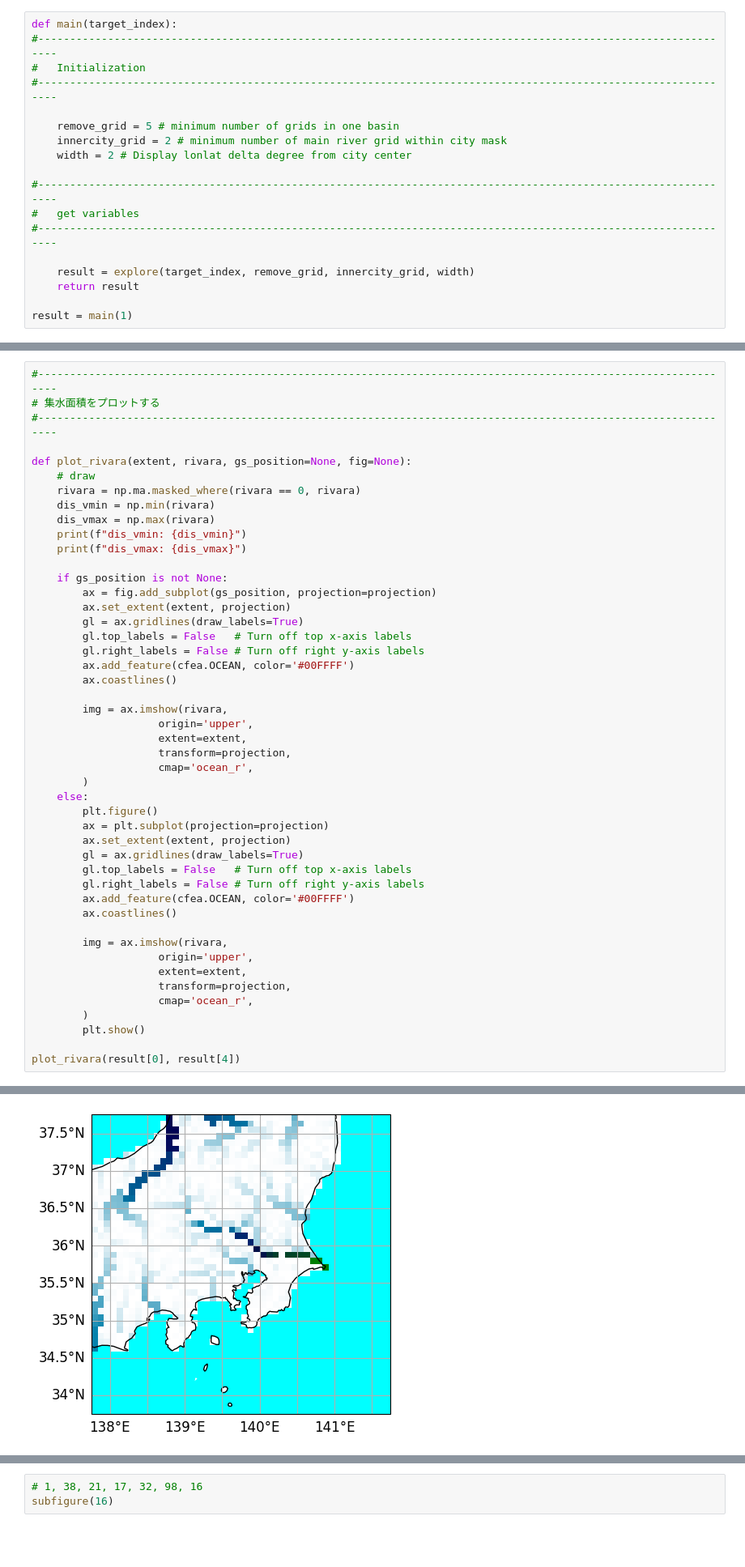
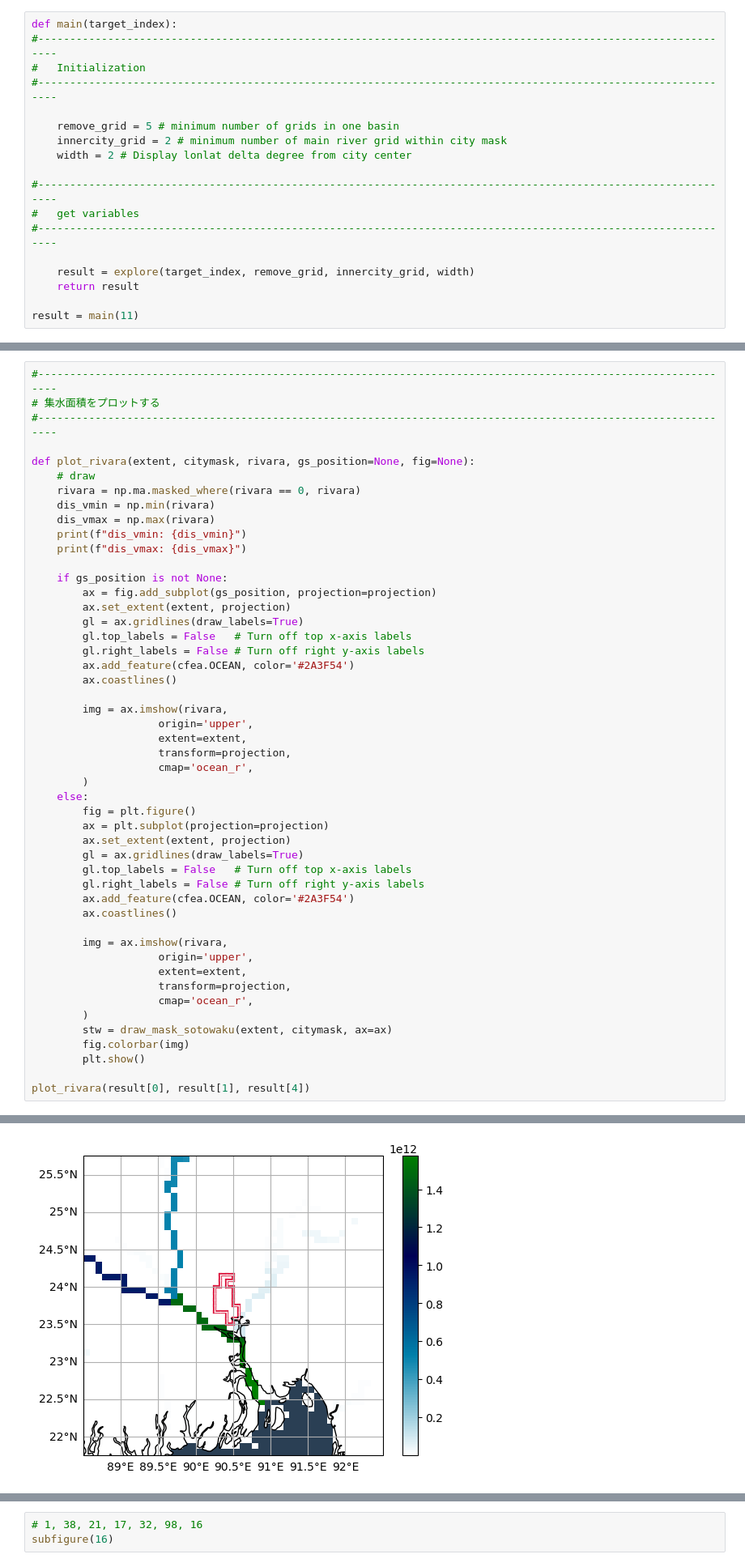
Before and after one commit to HalKiyo/h08_urban, a Jupyter notebook: global_city/pst/josui_gesui.ipynb, the cells around one changed output, grey strips where cells are left out. Shown at 81% size. Drawn from its saved outputs; the diff is of its cells as text; blank space fills up the shorter version.

```diff
--- a/global_city/pst/josui_gesui.ipynb
+++ b/global_city/pst/josui_gesui.ipynb
@@ -664,5 +718,5 @@ def main(target_index):
     result = explore(target_index, remove_grid, innercity_grid, width)
     return result
 
-result = main(1)
+result = main(11)
 # %% [output]
@@ -1156,7 +1196,7 @@ elv_vmax: 1509.800048828125
 # 集水面積をプロットする
 #---------------------------------------------------------------------------------------------------------------
 
-def plot_rivara(extent, rivara, gs_position=None, fig=None):
+def plot_rivara(extent, citymask, rivara, gs_position=None, fig=None):
     # draw
     rivara = np.ma.masked_where(rivara == 0, rivara)
     dis_vmin = np.min(rivara)
@@ -1170,7 +1210,7 @@ def plot_rivara(extent, rivara, gs_position=None, fig=None):
         gl = ax.gridlines(draw_labels=True)
         gl.top_labels = False   # Turn off top x-axis labels
         gl.right_labels = False # Turn off right y-axis labels
-        ax.add_feature(cfea.OCEAN, color='#00FFFF')
+        ax.add_feature(cfea.OCEAN, color='#2A3F54')
         ax.coastlines()
 
         img = ax.imshow(rivara,
@@ -1180,13 +1220,13 @@ def plot_rivara(extent, rivara, gs_position=None, fig=None):
                     cmap='ocean_r',
         )
     else:
-        plt.figure()
+        fig = plt.figure()
         ax = plt.subplot(projection=projection)
         ax.set_extent(extent, projection)
         gl = ax.gridlines(draw_labels=True)
         gl.top_labels = False   # Turn off top x-axis labels
         gl.right_labels = False # Turn off right y-axis labels
-        ax.add_feature(cfea.OCEAN, color='#00FFFF')
+        ax.add_feature(cfea.OCEAN, color='#2A3F54')
         ax.coastlines()
 
         img = ax.imshow(rivara,
@@ -1195,7 +1235,9 @@ def plot_rivara(extent, rivara, gs_position=None, fig=None):
                     transform=projection,
                     cmap='ocean_r',
         )
+        stw = draw_mask_sotowaku(extent, citymask, ax=ax)
+        fig.colorbar(img)
         plt.show()
 
-plot_rivara(result[0], result[4])
+plot_rivara(result[0], result[1], result[4])
 # %% [output]
@@ -1204,4 +1246,4 @@ dis_vmax: 15511154688.0
-[figure, old version]
+[figure, new version]
 # %%
 #---------------------------------------------------------------------------------------------------------------
 # 流量をプロットする
```
Also changed, not shown: parts of 19 cells of this notebook.
